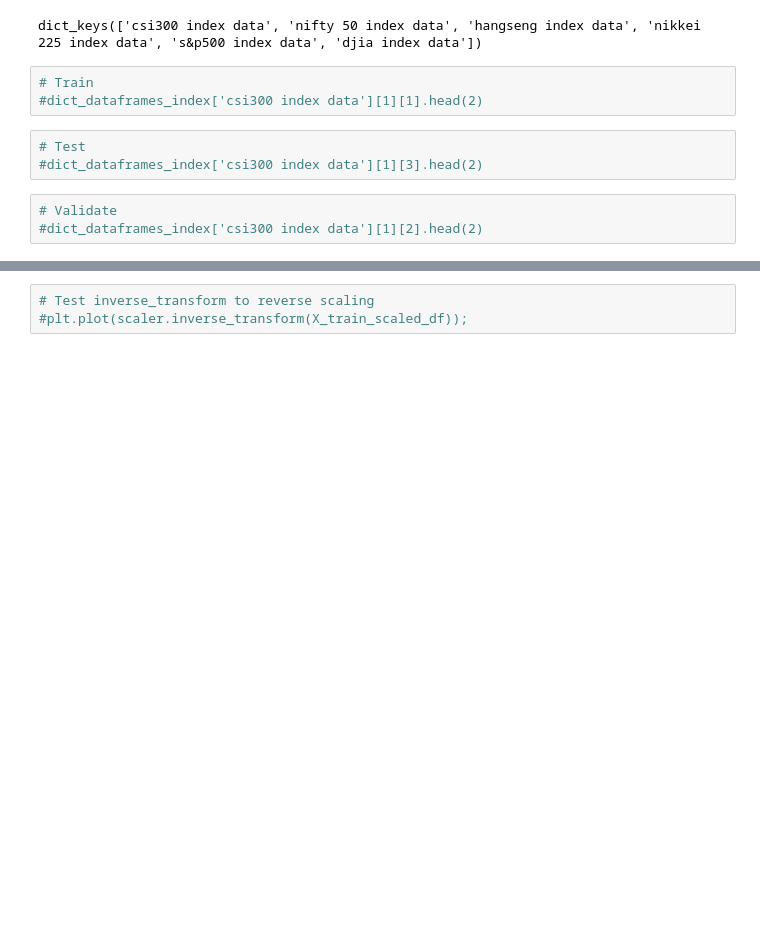
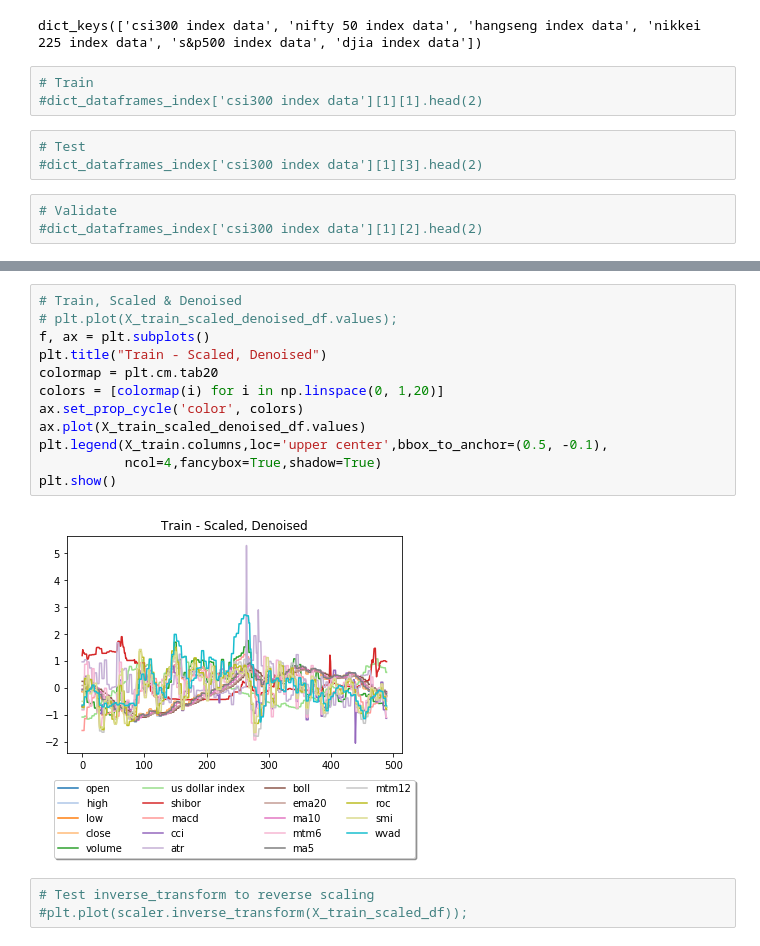
Before and after one commit to timothyyu/wsae-lstm, a Jupyter notebook: notebooks/5a_wavelet_parameter_level_exploration.ipynb, the cells around one changed output, grey strips where cells are left out. Saved outputs shown, nothing was run; the diff lists cells and outputs as text; blank space fills up the shorter version.

```diff
--- a/notebooks/5a_wavelet_parameter_level_exploration.ipynb
+++ b/notebooks/5a_wavelet_parameter_level_exploration.ipynb
@@ -112,3 +150,17 @@ plt.plot(X_train_scaled_denoised_df.values);
+# %%
+# Train, Scaled & Denoised
+# plt.plot(X_train_scaled_denoised_df.values);
+f, ax = plt.subplots()
+plt.title("Train - Scaled, Denoised")
+colormap = plt.cm.tab20
+colors = [colormap(i) for i in np.linspace(0, 1,20)]
+ax.set_prop_cycle('color', colors)
+ax.plot(X_train_scaled_denoised_df.values)
+plt.legend(X_train.columns,loc='upper center',bbox_to_anchor=(0.5, -0.1),
+           ncol=4,fancybox=True,shadow=True)
+plt.show()
+# %% [output]
+[figure, added]
 # %%
 # Test inverse_transform to reverse scaling
 #plt.plot(scaler.inverse_transform(X_train_scaled_df));
```
Also changed, not shown: parts of 10 cells of this notebook.
